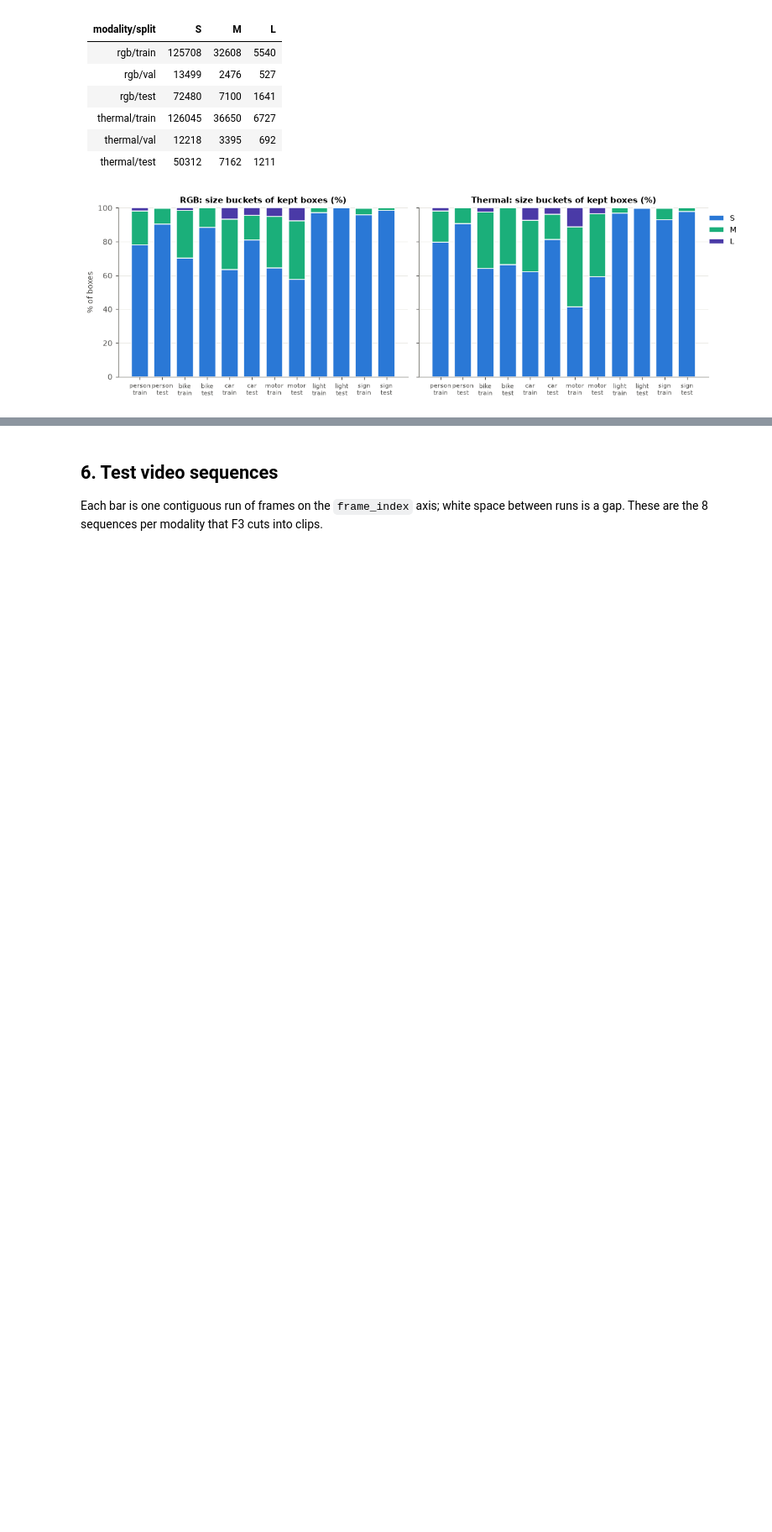
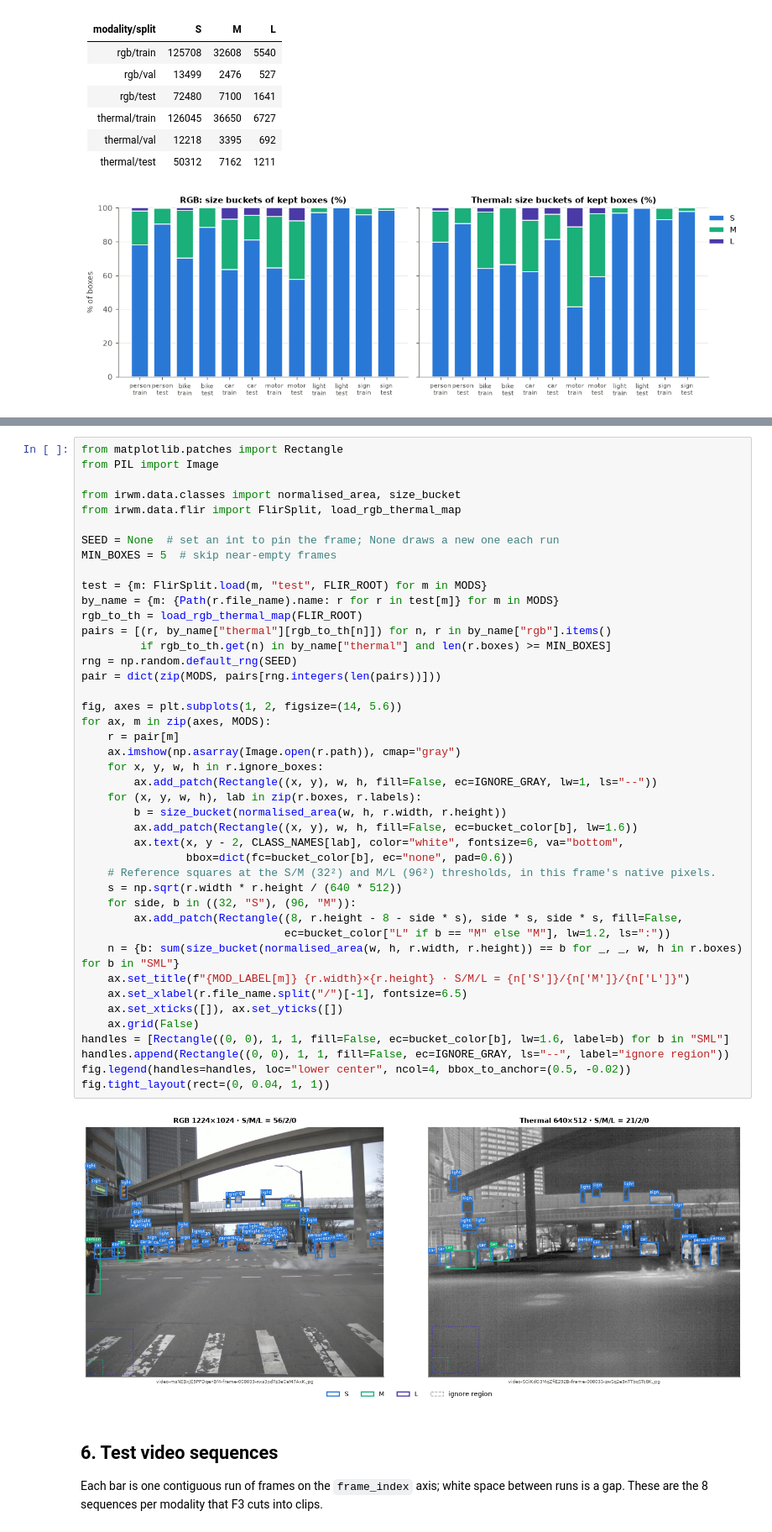
Before and after one commit to Leo00010011/ir-world-model, a Jupyter notebook: notebooks/flir_stats.ipynb, the cells around one changed output, grey strips where cells are left out. Shown at 84% size. Saved outputs shown, nothing was run; the diff lists cells and outputs as text; blank space fills up the shorter version.

```diff
--- a/notebooks/flir_stats.ipynb
+++ b/notebooks/flir_stats.ipynb
@@ -236,3 +264,48 @@ table(["modality/split", "S", "M", "L"],
+# %%
+from matplotlib.patches import Rectangle
+from PIL import Image
+
+from irwm.data.classes import normalised_area, size_bucket
+from irwm.data.flir import FlirSplit, load_rgb_thermal_map
+
+SEED = None  # set an int to pin the frame; None draws a new one each run
+MIN_BOXES = 5  # skip near-empty frames
+
+test = {m: FlirSplit.load(m, "test", FLIR_ROOT) for m in MODS}
+by_name = {m: {Path(r.file_name).name: r for r in test[m]} for m in MODS}
+rgb_to_th = load_rgb_thermal_map(FLIR_ROOT)
+pairs = [(r, by_name["thermal"][rgb_to_th[n]]) for n, r in by_name["rgb"].items()
+         if rgb_to_th.get(n) in by_name["thermal"] and len(r.boxes) >= MIN_BOXES]
+rng = np.random.default_rng(SEED)
+pair = dict(zip(MODS, pairs[rng.integers(len(pairs))]))
+
+fig, axes = plt.subplots(1, 2, figsize=(14, 5.6))
+for ax, m in zip(axes, MODS):
+    r = pair[m]
+    ax.imshow(np.asarray(Image.open(r.path)), cmap="gray")
+    for x, y, w, h in r.ignore_boxes:
+        ax.add_patch(Rectangle((x, y), w, h, fill=False, ec=IGNORE_GRAY, lw=1, ls="--"))
+    for (x, y, w, h), lab in zip(r.boxes, r.labels):
+        b = size_bucket(normalised_area(w, h, r.width, r.height))
+        ax.add_patch(Rectangle((x, y), w, h, fill=False, ec=bucket_color[b], lw=1.6))
+        ax.text(x, y - 2, CLASS_NAMES[lab], color="white", fontsize=6, va="bottom",
+                bbox=dict(fc=bucket_color[b], ec="none", pad=0.6))
+    # Reference squares at the S/M (32²) and M/L (96²) thresholds, in this frame's native pixels.
+    s = np.sqrt(r.width * r.height / (640 * 512))
+    for side, b in ((32, "S"), (96, "M")):
+        ax.add_patch(Rectangle((8, r.height - 8 - side * s), side * s, side * s, fill=False,
+                               ec=bucket_color["L" if b == "M" else "M"], lw=1.2, ls=":"))
+    n = {b: sum(size_bucket(normalised_area(w, h, r.width, r.height)) == b for _, _, w, h in r.boxes) for b in "SML"}
+    ax.set_title(f"{MOD_LABEL[m]} {r.width}×{r.height} · S/M/L = {n['S']}/{n['M']}/{n['L']}")
+    ax.set_xlabel(r.file_name.split("/")[-1], fontsize=6.5)
+    ax.set_xticks([]), ax.set_yticks([])
+    ax.grid(False)
+handles = [Rectangle((0, 0), 1, 1, fill=False, ec=bucket_color[b], lw=1.6, label=b) for b in "SML"]
+handles.append(Rectangle((0, 0), 1, 1, fill=False, ec=IGNORE_GRAY, ls="--", label="ignore region"))
+fig.legend(handles=handles, loc="lower center", ncol=4, bbox_to_anchor=(0.5, -0.02))
+fig.tight_layout(rect=(0, 0.04, 1, 1))
+# %% [output]
+[figure, added]
 # %% [markdown]
 ## 6. Test video sequences
 Each bar is one contiguous run of frames on the `frame_index` axis; white space between runs
```
Also changed, not shown: parts of 13 cells of this notebook, 17 other files.
